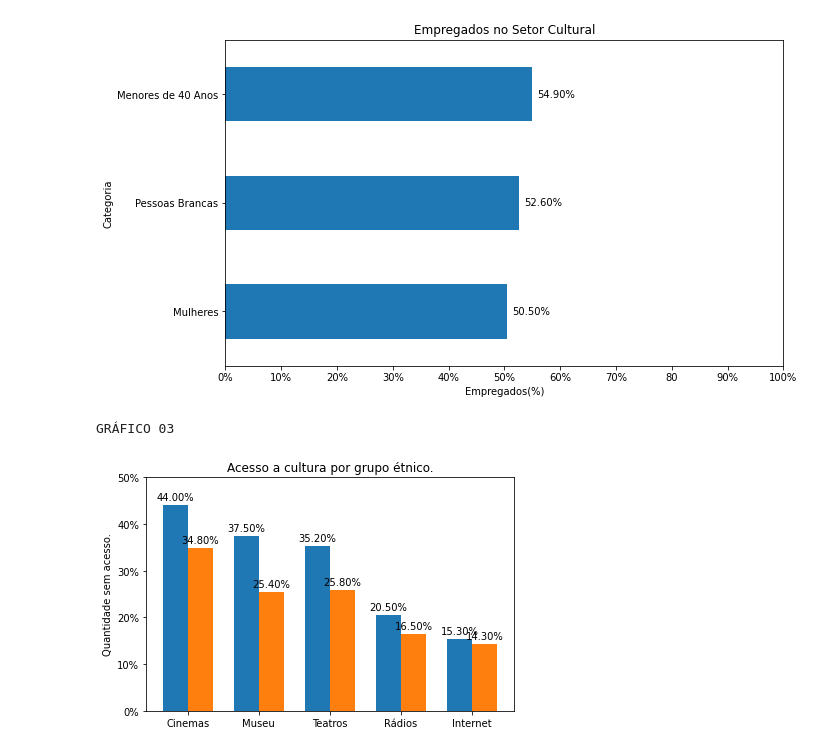
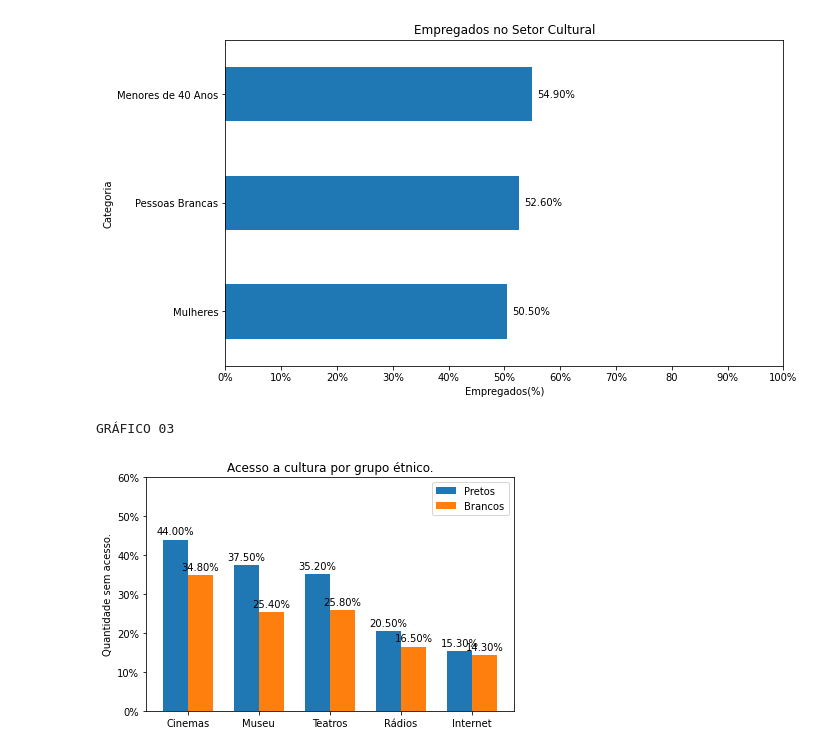
Before and after one commit to aldenor22/trabalho_do_curso_de_python, a Jupyter notebook: Trabalho_de_Conclusão_de_Curso_TCC.ipynb, the cells around one changed output. Drawn from its saved outputs; the diff is of its cells as text; code cells hidden in the pictures.

```diff
--- a/Trabalho_de_Conclusão_de_Curso_TCC.ipynb
+++ b/Trabalho_de_Conclusão_de_Curso_TCC.ipynb
@@ -109,34 +109,34 @@ fig, ax = plt.subplots() #Determina a área do gráfico
 #Barras da legenda
 rects1 = ax.bar(x - width/2, Pretos, width, label='Pretos')
 rects2 = ax.bar(x + width/2, Brancos, width, label='Brancos')
-
+ax.legend()
 # Adicione um pouco de texto para etiquetas e títulos
 ax.set_ylabel('Quantidade sem acesso.') #Título do eixo y
 ax.set_title('Acesso a cultura por grupo étnico.') #Titulo do gráfico
 ax.set_xticks(x) # Quantidade de etiquetas de x
 ax.set_xticklabels(labels) #Etiquetas de x
-ax.set_yticks(np.arange(0,51,10)) #Quantidade de etiqueta de y
+ax.set_yticks(np.arange(0,61,10)) #Quantidade de etiqueta de y
 ax.set_yticklabels(['0%','10%','20%','30%','40%','50%','60%']) #Etiqueta de y
 
 
 def autolabel(rects): #Para cada barra 'rects' Coloque um rótulo
     """Anexe um rótulo de texto acima de cada barra em * rects *,
        exibindo sua altura."""
     for rect in rects:
         height = rect.get_height()
         ax.annotate('{:.2f}%'.format(height),
                     xy=(rect.get_x() + rect.get_width() / 2, height),
                     xytext=(0, 3),  # Deslocamento vertical de 3 pontos
                     textcoords="offset points",
                     ha='center', va='bottom')
 
 
 autolabel(rects1)
 autolabel(rects2)
 
 fig.tight_layout()
 print('GRÁFICO 03')
 plt.show()
 # %% [output]
 GRÁFICO 03
-[figure, old version]
+[figure, new version]
```
